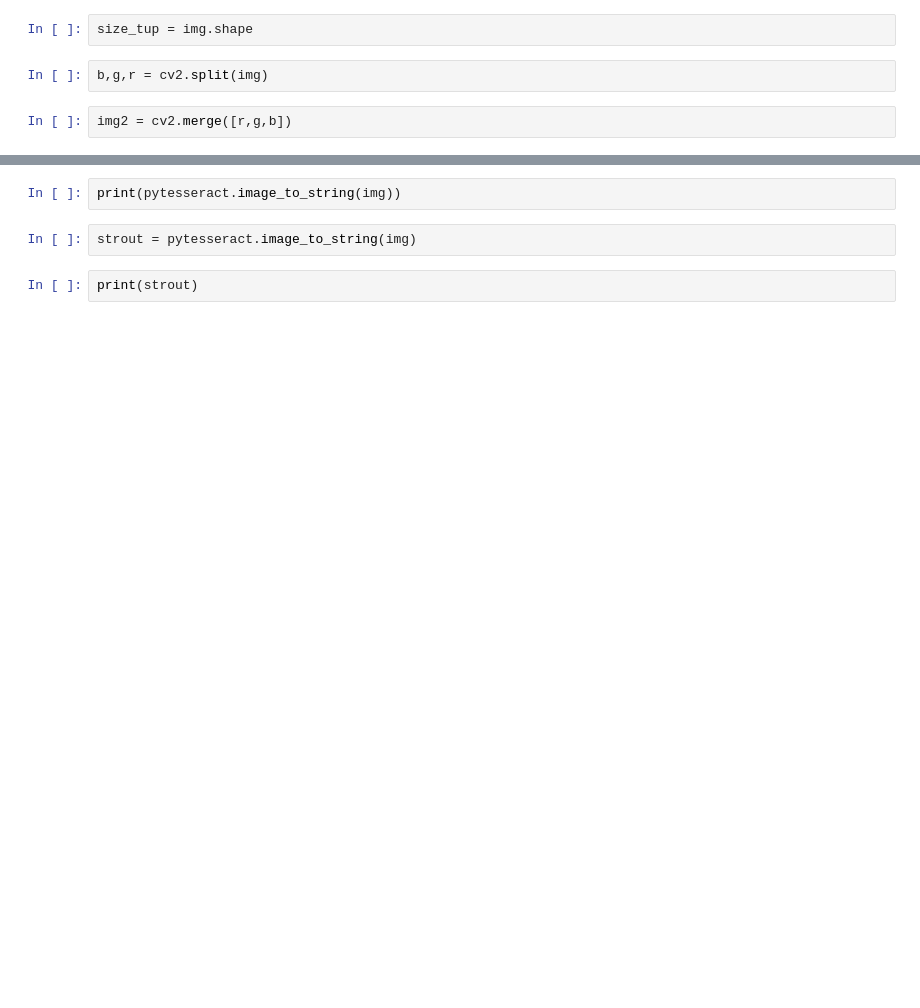
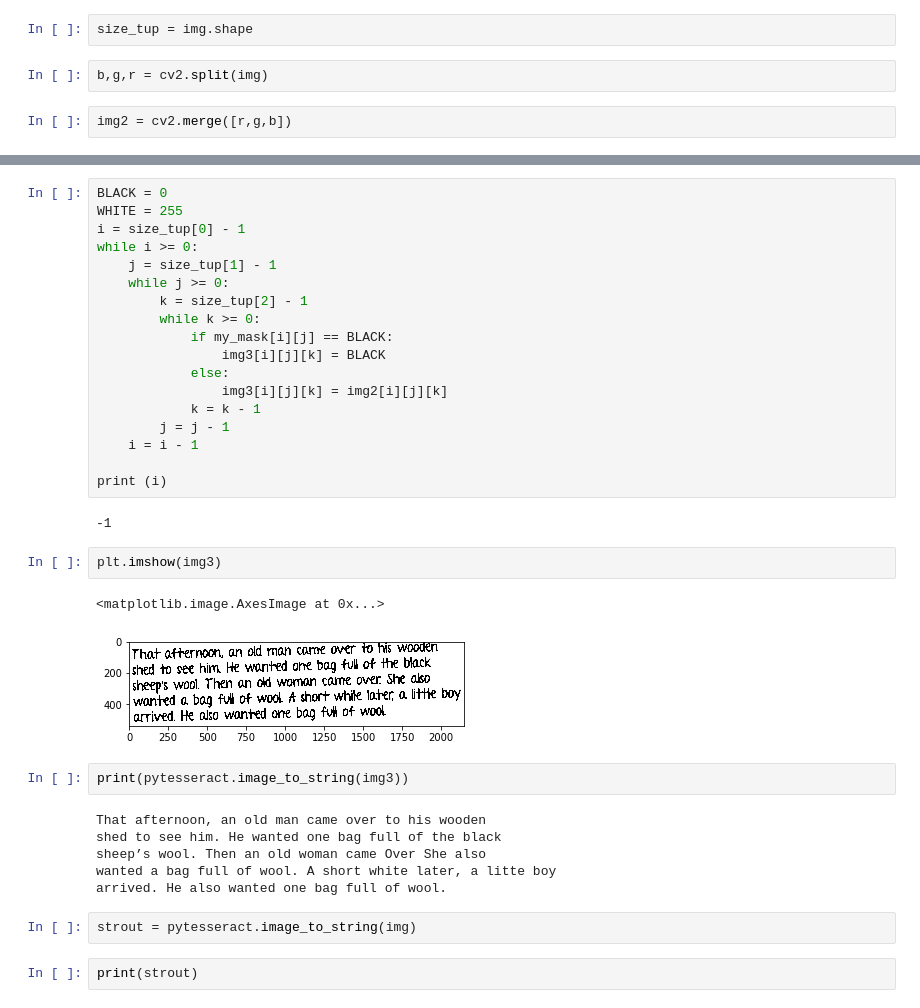
Before and after one commit to jashdalal/Handwriting_recognition, a Jupyter notebook: qwertyWorks.ipynb, the cells around one changed output, grey strips where cells are left out. Drawn from its saved outputs; the diff is of its cells as text; blank space fills up the shorter version.

```diff
--- a/qwertyWorks.ipynb
+++ b/qwertyWorks.ipynb
@@ -38,5 +108,36 @@ plt.imshow(img)
+# %%
+BLACK = 0
+WHITE = 255
+i = size_tup[0] - 1
+while i >= 0:
+    j = size_tup[1] - 1
+    while j >= 0:
+        k = size_tup[2] - 1
+        while k >= 0:
+            if my_mask[i][j] == BLACK:
+                img3[i][j][k] = BLACK
+            else:
+                img3[i][j][k] = img2[i][j][k]
+            k = k - 1
+        j = j - 1
+    i = i - 1
+
+print (i)
+# %% [output]
+-1
+# %%
+plt.imshow(img3)
+# %% [output]
+<matplotlib.image.AxesImage at 0x...>
+[figure, added]
 # %%
-print(pytesseract.image_to_string(img))
+print(pytesseract.image_to_string(img3))
+# %% [output]
+That afternoon, an old man came over to his wooden
+shed to see him. He wanted one bag full of the black
+sheep’s wool. Then an old woman came Over She also
+wanted a bag full of wool. A short white later, a litte boy
+arrived. He also wanted one bag full of wool.
 # %%
 strout = pytesseract.image_to_string(img)
 # %%
```
Also changed, not shown: parts of 16 cells of this notebook, 5 other files.
